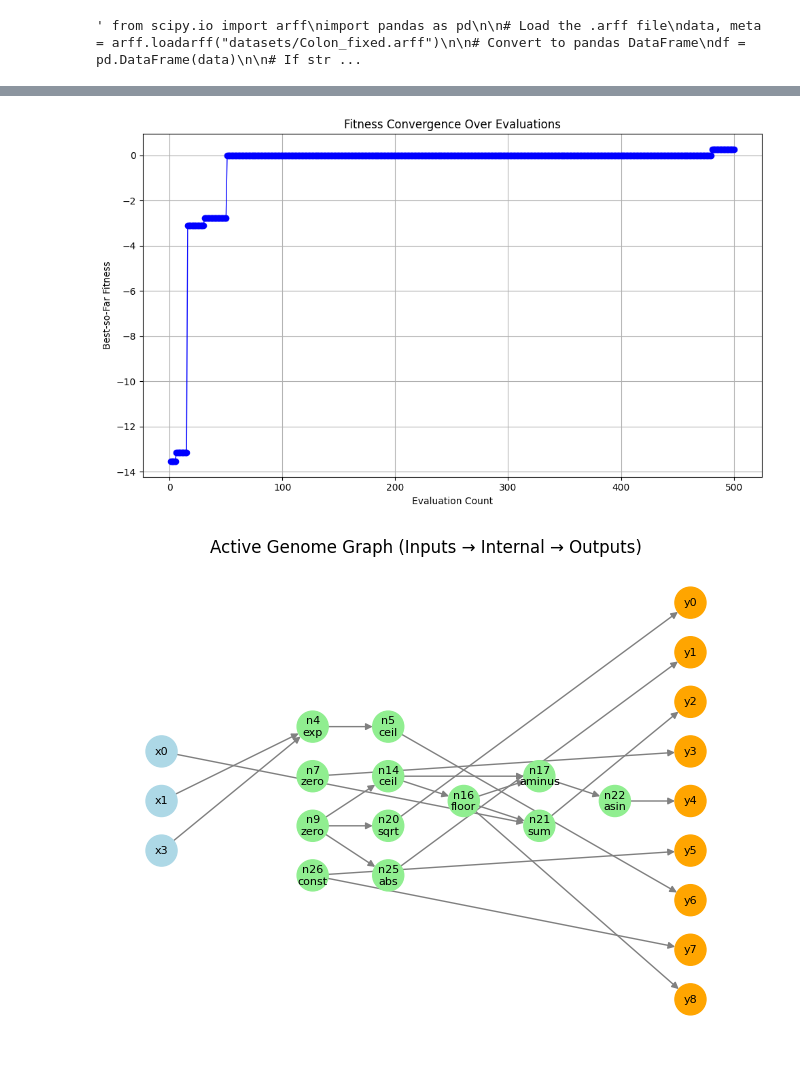
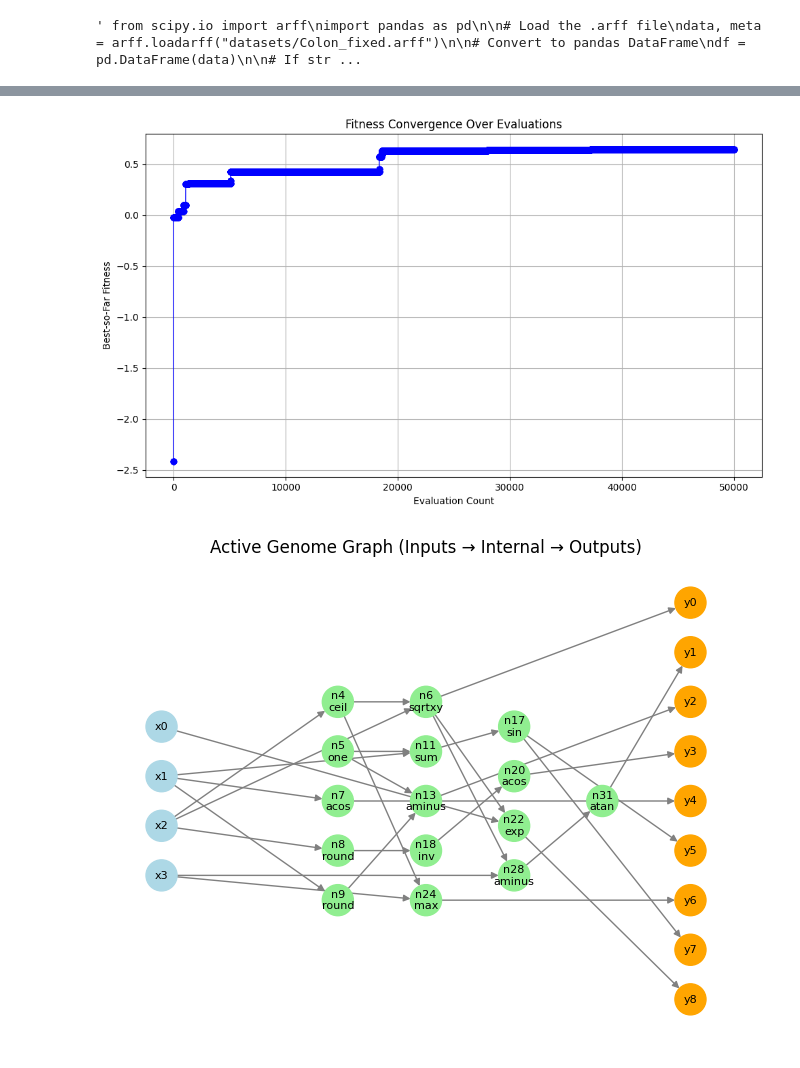
Before and after one commit to yurilavinas/pyCGP2.0, a Jupyter notebook: Exemple.ipynb, the cells around one changed output, grey strips where cells are left out. Cells and saved outputs as stored; diff of their text form; code cells hidden in the pictures.

```diff
--- a/Exemple.ipynb
+++ b/Exemple.ipynb
@@ -213,5 +206,5 @@ CGP_config = CGPConfig(num_inputs=X.shape[1], num_nodes=30, num_outputs=9, input
 #mutationcgp_proba = Proba_Mutation(CGP_config, number_mutations=10, input_node_mutation_rate=0.2, output_node_mutation_rate=0.1, function_mutation_rate=0.4, input_mutation_rate=0.5, const_mutation_rate=0.1)
 mutationcgp_golden = Golden_mutation(CGP_config,input_node_mutation_rate=0.2, function_mutation_rate=0.4, input_mutation_rate=0.5, const_mutation_rate=0.1,output_node_mutation_rate=0.5)
 ES_cgp = ES(evaluator2, lam=5,parent = CGPGenome.create_genome(CGP_config),mutation = mutationcgp_golden)
-best_genome = ES_cgp.evolve(n_generations=100, early_stopping=100, verbose=True)
+best_genome = ES_cgp.evolve(n_generations=10000, early_stopping=10000, verbose=False)
 # %% [output]
@@ -235,5 +228,5 @@ floor(ceil(zero()))
-[figure, old version]
+[figure, new version]
-[figure, old version]
+[figure, new version]
 # %%
 # add unit test (create simple graph to see if the algorithm works) see from pycgp
 # make the code clear and usable on github (notebook exemple)
```
Also changed, not shown: parts of 6 cells of this notebook, 2 other files.
